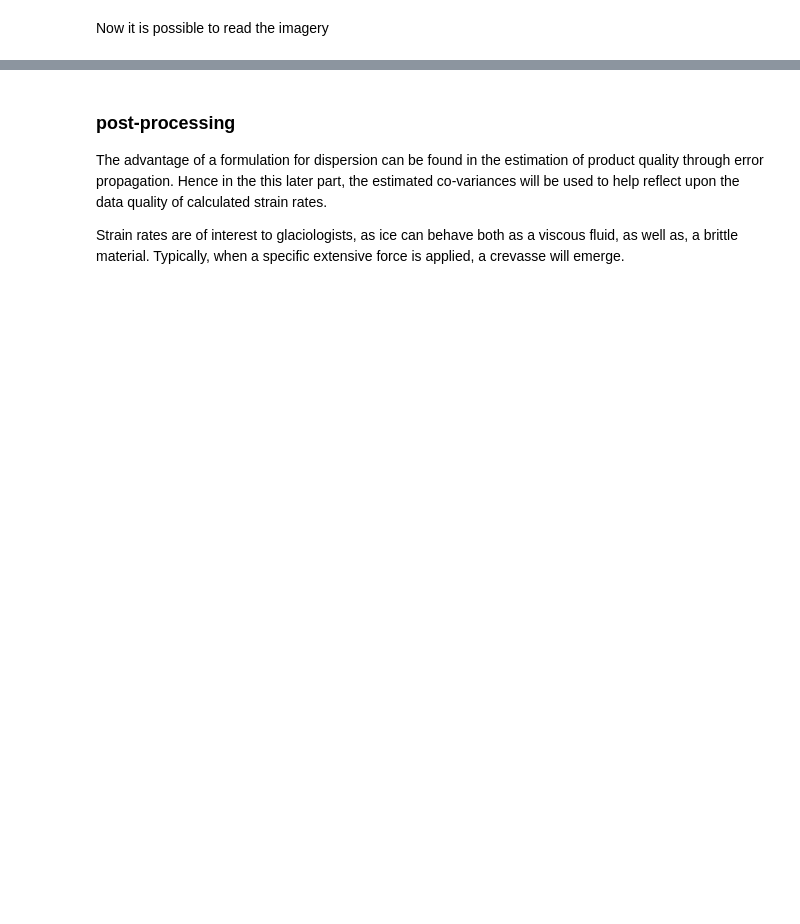
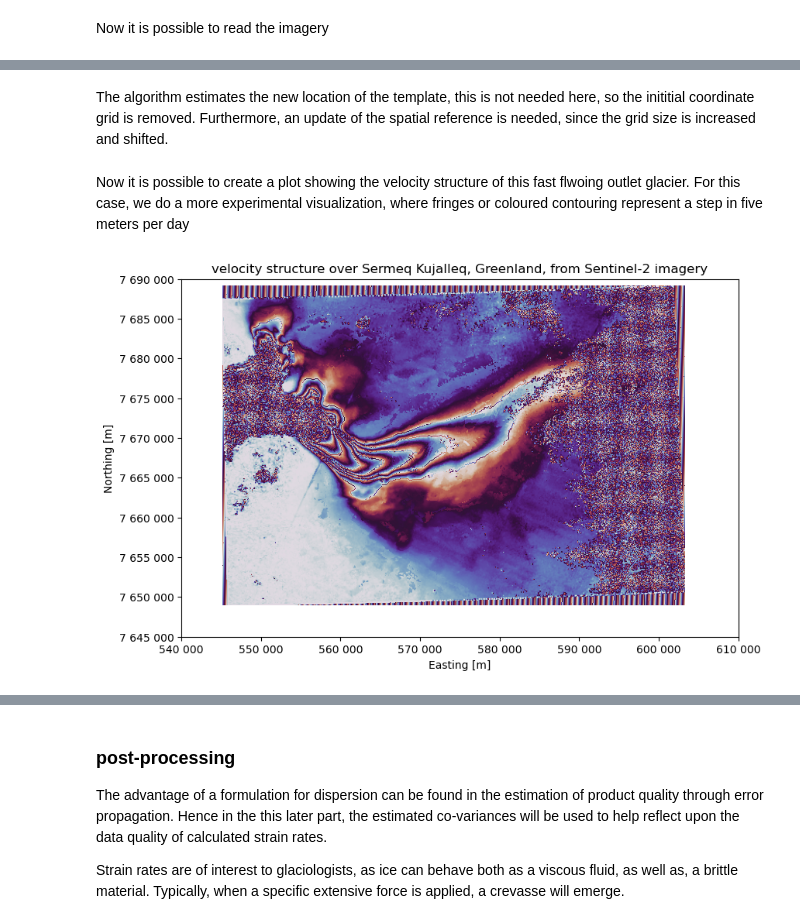
Before and after one commit to GO-Eratosthenes/dhdt, a Jupyter notebook: docs/tutorials/dispersion.ipynb, the cells around one changed output, grey strips where cells are left out. Saved outputs shown, nothing was run; the diff lists cells and outputs as text; code cells hidden in the pictures; blank space fills up the shorter version.

```diff
--- a/docs/tutorials/dispersion.ipynb
+++ b/docs/tutorials/dispersion.ipynb
@@ -24,11 +26,11 @@ ModuleNotFoundError: No module named 'dhdt'
 ### data preparation
 The satellite data is situated in the cloud (pun intended), but these can be downloaded to a local drive. Hence the following code sniplet looks if such data is already available, if not it is downloaded.
 # %%
-dat_dir = '/Users/Alten005/dump-dir'
+dat_dir = '/Users/Alten005/Gauss' # please change this line to the path of your prefered location
 dat_url = 'https://surfdrive.surf.nl/files/index.php/s/7filDMbYkxiavk3'
 
-I1_name = 'T22WEB_20200730T151921_B04_clip.jp2'
-I2_name = 'T22WEB_20200720T151911_B04_clip.jp2'
+I1_name = 'T22WEB_20200730T151921_B04_clip.tif'
+I2_name = 'T22WEB_20200720T151911_B04_clip.tif'
 
 # do downloading if files are not present
 if not os.path.exists(os.path.join(dat_dir, I1_name)):
@@ -51,5 +53,10 @@ temp_radius,sear_radius = 10, 40
 # %% [markdown]
 Now it is possible to read the imagery
 # %%
+spatialRef, geoTransform, targetprj,_,_,_ = read_geo_info(os.path.join(dat_dir, I1_name))
 I1 = read_geo_image(os.path.join(dat_dir, I1_name))[0]
 I2 = read_geo_image(os.path.join(dat_dir, I2_name))[0]
+I_extent = get_bbox(geoTransform)
+#I_x,I_y = pix_centers(geoTransform)
+#I_ll = map2ll(np.stack((I_x.ravel(), I_y.ravel()), axis=1), spatialRef)
+#I_lat, I_lon = I_ll[:,0].reshape(I1.shape), I_ll[:,1].reshape(I1.shape)
@@ -55,0 +67,34 @@ I2 = read_geo_image(os.path.join(dat_dir, I2_name))[0]
+# %%
+sample_I, sample_J = get_coordinates_of_template_centers(I1, temp_radius)
+sample_X, sample_Y = pix2map(geoTransform, sample_I, sample_J)
+I1,M1 = get_data_and_mask(I1)
+I2,M2 = get_data_and_mask(I2)
+
+match_X, match_Y, match_score = match_pair(I1, I2, M1, M2,
+                                           geoTransform, geoTransform,
+                                           sample_X, sample_Y,
+                                           temp_radius=temp_radius, search_radius=sear_radius,
+                                           correlator='norm_corr', subpix='moment',
+                                           metric='peak_ratio', processing='simple',
+                                           precision_estimate='gaussian'
+                                          )
+# %% [markdown]
+The algorithm estimates the new location of the template, this is not needed here, so the inititial coordinate grid is removed. Furthermore, an update of the spatial reference is needed, since the grid size is increased and shifted.
+# %%
+dX,dY = match_X-sample_X, match_Y-sample_Y
+newTransform = ref_update(geoTransform, dX.shape[0], dX.shape[1])
+new_extent = get_bbox(newTransform)
+# %% [markdown]
+Now it is possible to create a plot showing the velocity structure of this fast flwoing outlet glacier. For this case, we do a more experimental visualization, where fringes or coloured contouring represent a step in five meters per day
+# %%
+plt.rcParams['figure.figsize'] = [12.,6.]
+fig, ax = plt.subplots()
+ax.imshow(np.hypot(dX,dY)%50, extent=I_extent, cmap=plt.cm.twilight)
+ax.set_xticks(ax.get_xticks())
+ax.set_xticklabels([f"{int(item):,}".replace(',', ' ') for item in ax.get_xticks()])
+ax.set_yticks(ax.get_yticks())
+ax.set_yticklabels([f"{int(item):,}".replace(',', ' ') for item in ax.get_yticks()])
+plt.xlabel('Easting [m]'), plt.ylabel('Northing [m]')
+plt.title('velocity structure over Sermeq Kujalleq, Greenland, from Sentinel-2 imagery');
+# %% [output]
+[figure, added]
```
Also changed, not shown: parts of 24 cells of this notebook, 54 other files.
